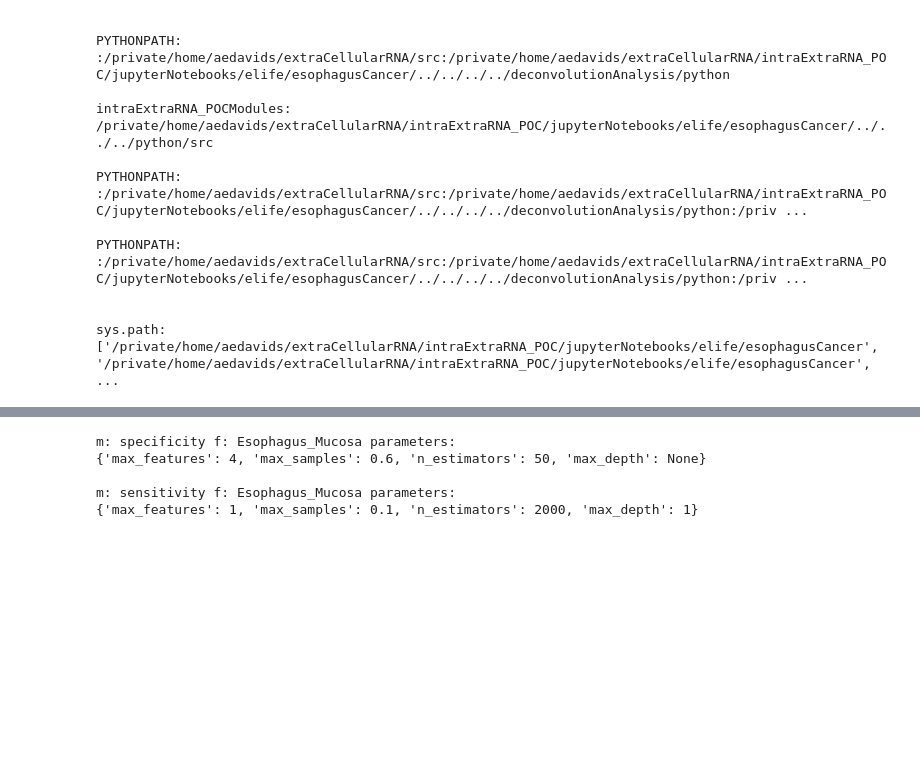
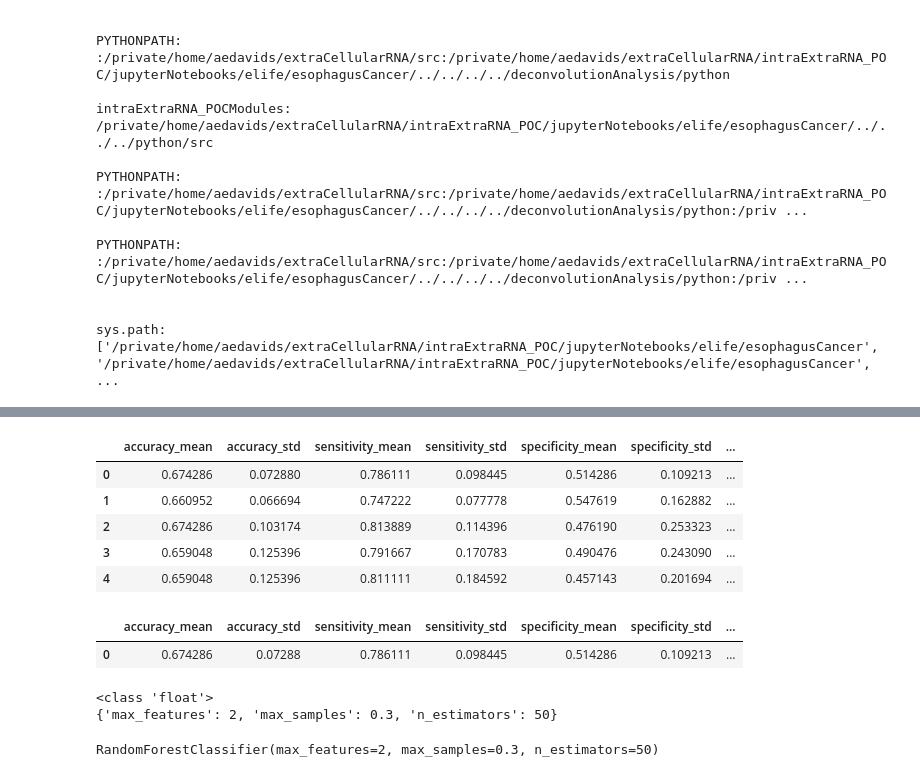
Before and after one commit to aedavids/extraCellularRNA, a Jupyter notebook: intraExtraRNA_POC/jupyterNotebooks/elife/esophagusCancer/randomForestIntraCellularEsophagusCancerBiomarkersOnExtracellularSamples.ipynb, the cells around one changed output, grey strips where cells are left out. Saved outputs shown, nothing was run; the diff lists cells and outputs as text; code cells hidden in the pictures; blank space fills up the shorter version.

```diff
--- a/intraExtraRNA_POC/jupyterNotebooks/elife/esophagusCancer/randomForestIntraCellularEsophagusCancerBiomarkersOnExtracellularSamples.ipynb
+++ b/intraExtraRNA_POC/jupyterNotebooks/elife/esophagusCancer/randomForestIntraCellularEsophagusCancerBiomarkersOnExtracellularSamples.ipynb
@@ -793,30 +199,41 @@ m: sensitivity f: Esophagus_Mucosa
-# %%
-def trainModels( plotDict : dict[dict],
-                    metrics : list[str],
-                    featureSets : list[str],
-                    XNP : np.array,
-                    yNP : np.array,
-               ):
-    '''
-    TODO
-
-    fits model,
-    stores predictions in
-        plotDict[m][f]['predictions']
-        plotDict[m][f]['predictedProbablities']
-    '''
-    for m in metrics:
-        for f in featureSets:
-            print(f"\nm: {m} f: {f} parameters:\n{plotDict[m][f]['parameters']}")
-            model = plotDict[m][f]['model']
-            model.fit(XNP, yNP)
-            plotDict[m][f]['predictions'] = model.predict(XNP)
-            plotDict[m][f]['predictedProbablities']    = model.predict_proba(XNP)
-
-trainModels(plotDict, metrics, featureSets, XNP, yNP)
-# %% [output]
-m: specificity f: Esophagus_Mucosa parameters:
-{'max_features': 4, 'max_samples': 0.6, 'n_estimators': 50, 'max_depth': None}
-
-m: sensitivity f: Esophagus_Mucosa parameters:
-{'max_features': 1, 'max_samples': 0.1, 'n_estimators': 2000, 'max_depth': 1}
+# %%
+# clean up
+rfhpDF["max_features"] = rfhpDF.loc[:, "max_features"].astype('int')
+rfhpDF["n_estimators"] = rfhpDF.loc[:, "n_estimators"].astype('int')
+# rfhpDF[""] = rfhpDF.loc[:, ""].astype('int')
+# rfhpDF[""] = rfhpDF.loc[:, ""].astype('int')
+
+rfhpDF.head()
+# %% [output]
+|  | accuracy_mean | accuracy_std | sensitivity_mean | sensitivity_std | specificity_mean | specificity_std | ... |
+| 0 | 0.674286 | 0.072880 | 0.786111 | 0.098445 | 0.514286 | 0.109213 | ... |
+| 1 | 0.660952 | 0.066694 | 0.747222 | 0.077778 | 0.547619 | 0.162882 | ... |
+| 2 | 0.674286 | 0.103174 | 0.813889 | 0.114396 | 0.476190 | 0.253323 | ... |
+| 3 | 0.659048 | 0.125396 | 0.791667 | 0.170783 | 0.490476 | 0.243090 | ... |
+| 4 | 0.659048 | 0.125396 | 0.811111 | 0.184592 | 0.457143 | 0.201694 | ... |
+# %%
+bestParmetersDF = rfhpDF.sort_values(by='auc_mean', ascending=False).head(n=1)
+# bestParmetersDF = bestParmetersDF.set_index("auc_mean")
+display( bestParmetersDF )
+parameterCols = ["max_features", "max_samples", "n_estimators", "max_depth"]
+# bestParametersDict = bestParmetersDF.loc[:, parameterCols].to_dict()
+# print(bestParametersDict)
+
+# kwags= rfhpDF.loc[:, parameters].head(n=1).to_dict(orient="records")[0]
+
+kwags = bestParmetersDF.loc[:, parameterCols].head(n=1).to_dict(orient="records")[0]
+if math.isnan(kwags['max_depth']) :
+    print(type(kwags['max_depth']))
+    del kwags['max_depth'] #= 1.0 #  None # default value
+
+print(kwags)
+# %% [output]
+|  | accuracy_mean | accuracy_std | sensitivity_mean | sensitivity_std | specificity_mean | specificity_std | ... |
+| 0 | 0.674286 | 0.07288 | 0.786111 | 0.098445 | 0.514286 | 0.109213 | ... |
+<class 'float'>
+{'max_features': 2, 'max_samples': 0.3, 'n_estimators': 50}
+# %%
+model = RandomForestClassifier(**kwags)
+model
+# %% [output]
+RandomForestClassifier(max_features=2, max_samples=0.3, n_estimators=50)
```
Also changed, not shown: parts of 37 cells of this notebook, 1 other file.
